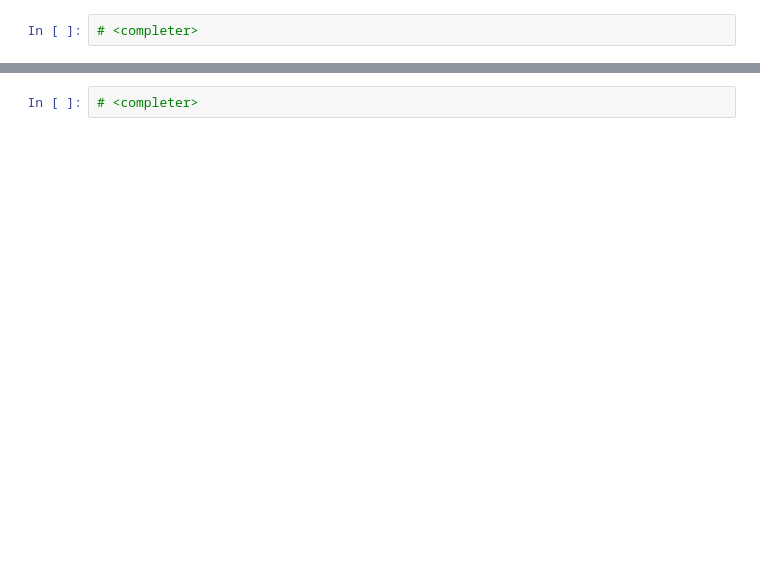
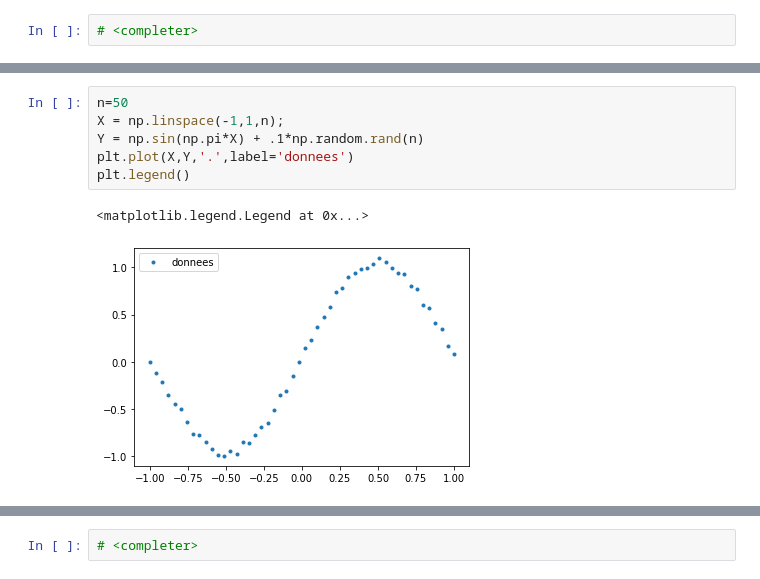
Before and after one commit to LucaNenna/Optimisation_M1, a Jupyter notebook: tp1-sujet.ipynb, the cells around one changed output, grey strips where cells are left out. Saved outputs shown, nothing was run; the diff lists cells and outputs as text; blank space fills up the shorter version.

```diff
--- a/tp1-sujet.ipynb
+++ b/tp1-sujet.ipynb
@@ -297,0 +163,9 @@ print(labels[i])
+# %%
+n=50
+X = np.linspace(-1,1,n);
+Y = np.sin(np.pi*X) + .1*np.random.rand(n)
+plt.plot(X,Y,'.',label='donnees')
+plt.legend()
+# %% [output]
+<matplotlib.legend.Legend at 0x...>
+[figure, added]
```
Also changed, not shown: parts of 42 cells of this notebook, 1 other file.
